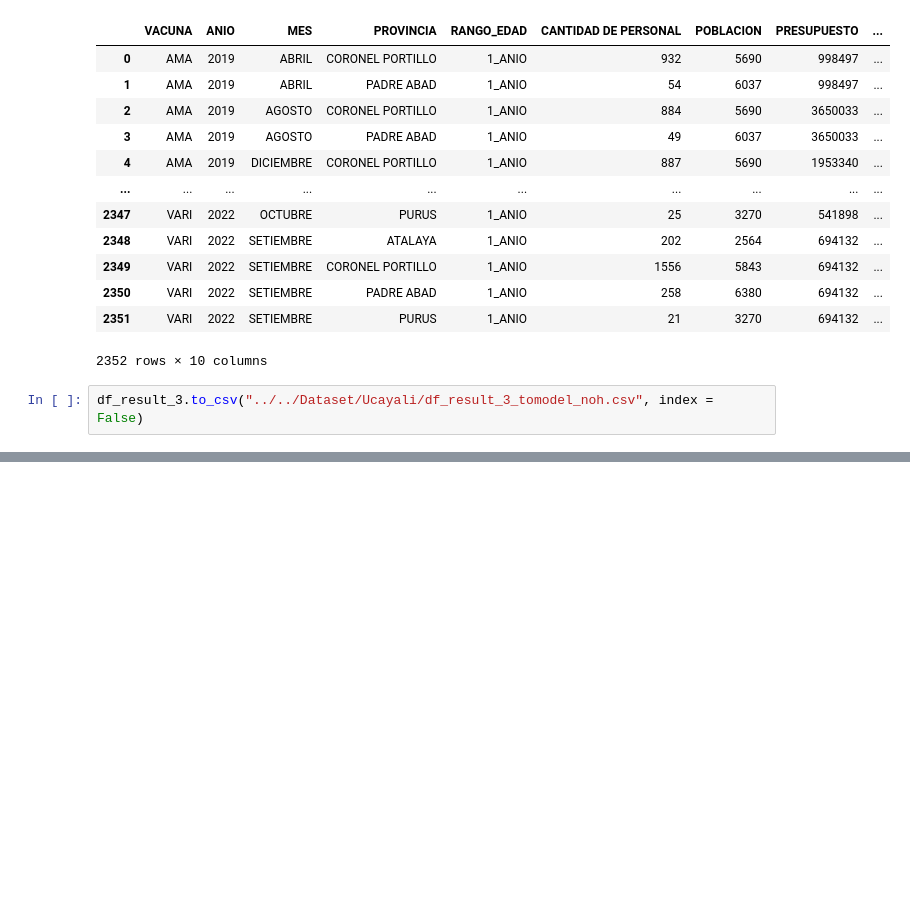
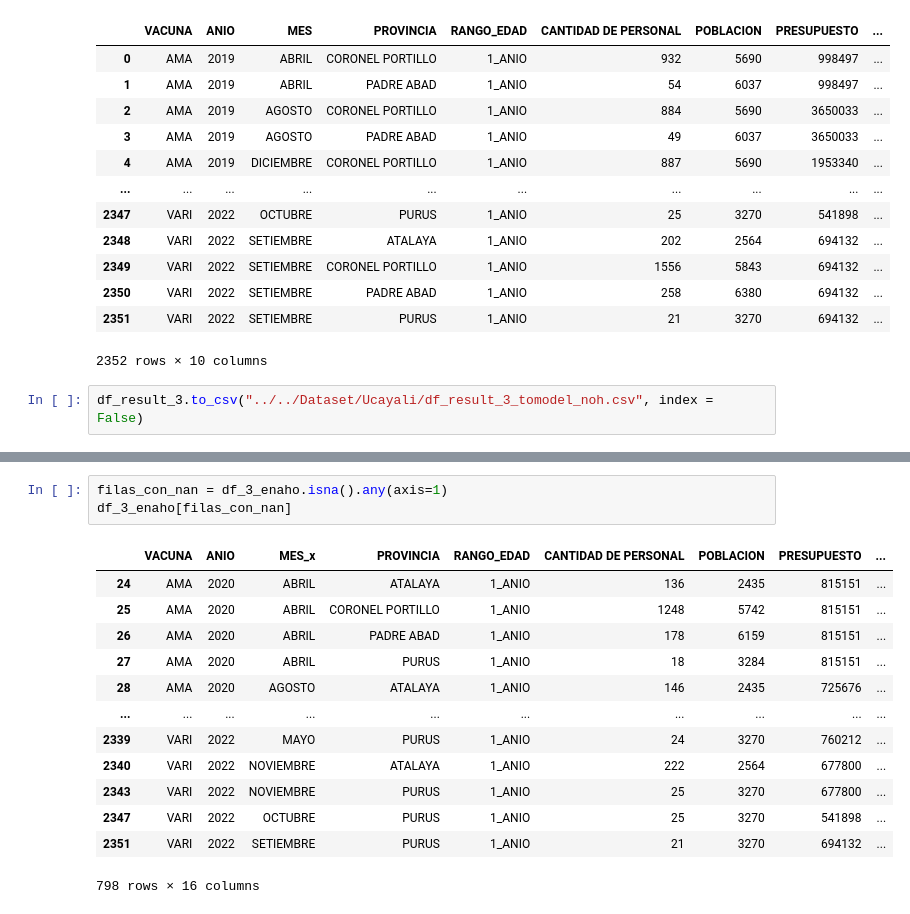
Before and after one commit to lulloaX/group3_unicef, a Jupyter notebook: Scripts/EDA/eda.ipynb, the cells around one changed output, grey strips where cells are left out. Drawn from its saved outputs; the diff is of its cells as text; blank space fills up the shorter version.

```diff
--- a/Scripts/EDA/eda.ipynb
+++ b/Scripts/EDA/eda.ipynb
@@ -586,0 +675,17 @@ df_result_3.to_csv("../../Dataset/Ucayali/df_result_3_tomodel_noh.csv", index =
+# %%
+filas_con_nan = df_3_enaho.isna().any(axis=1)
+df_3_enaho[filas_con_nan]
+# %% [output]
+|  | VACUNA | ANIO | MES_x | PROVINCIA | RANGO_EDAD | CANTIDAD DE PERSONAL | POBLACION | PRESUPUESTO | ... |
+| 24 | AMA | 2020 | ABRIL | ATALAYA | 1_ANIO | 136 | 2435 | 815151 | ... |
+| 25 | AMA | 2020 | ABRIL | CORONEL PORTILLO | 1_ANIO | 1248 | 5742 | 815151 | ... |
+| 26 | AMA | 2020 | ABRIL | PADRE ABAD | 1_ANIO | 178 | 6159 | 815151 | ... |
+| 27 | AMA | 2020 | ABRIL | PURUS | 1_ANIO | 18 | 3284 | 815151 | ... |
+| 28 | AMA | 2020 | AGOSTO | ATALAYA | 1_ANIO | 146 | 2435 | 725676 | ... |
+| ... | ... | ... | ... | ... | ... | ... | ... | ... | ... |
+| 2339 | VARI | 2022 | MAYO | PURUS | 1_ANIO | 24 | 3270 | 760212 | ... |
+| 2340 | VARI | 2022 | NOVIEMBRE | ATALAYA | 1_ANIO | 222 | 2564 | 677800 | ... |
+| 2343 | VARI | 2022 | NOVIEMBRE | PURUS | 1_ANIO | 25 | 3270 | 677800 | ... |
+| 2347 | VARI | 2022 | OCTUBRE | PURUS | 1_ANIO | 25 | 3270 | 541898 | ... |
+| 2351 | VARI | 2022 | SETIEMBRE | PURUS | 1_ANIO | 21 | 3270 | 694132 | ... |
+798 rows × 16 columns
```
Also changed, not shown: parts of 7 cells of this notebook, 1 other file.
